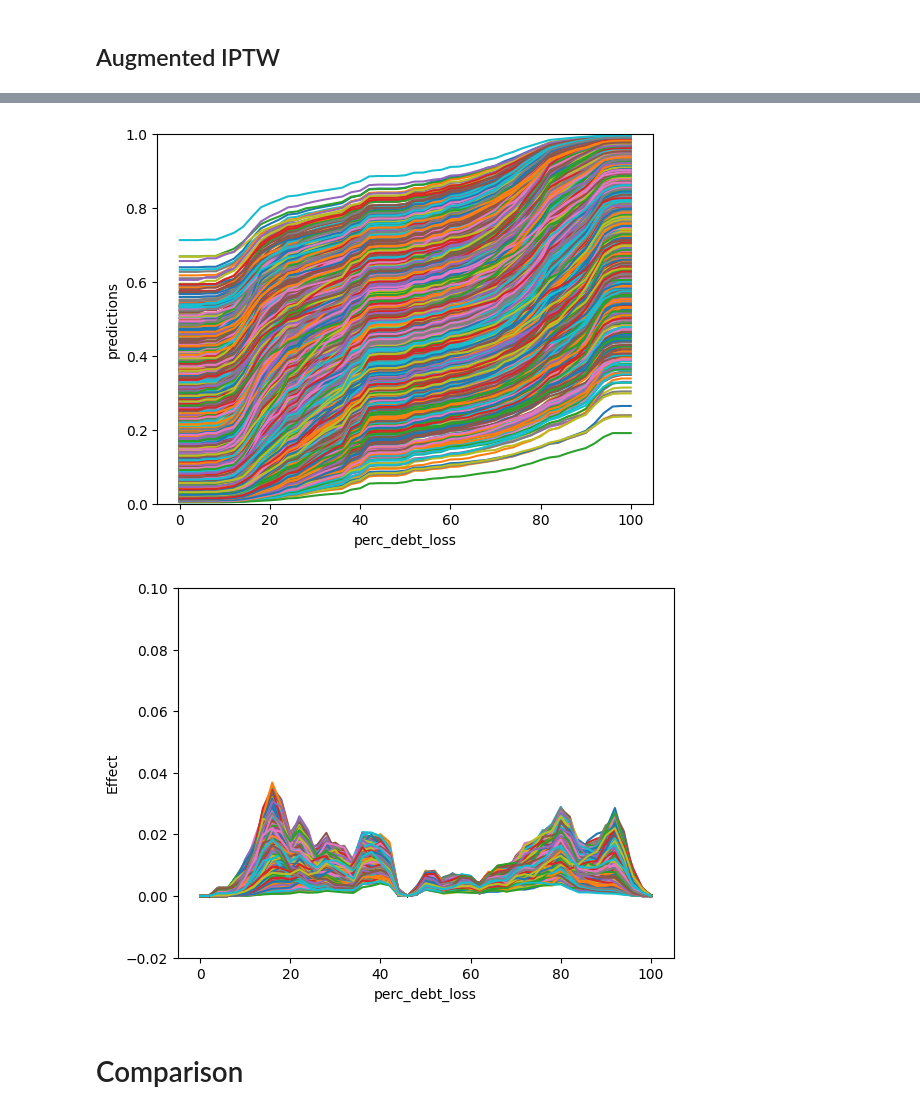
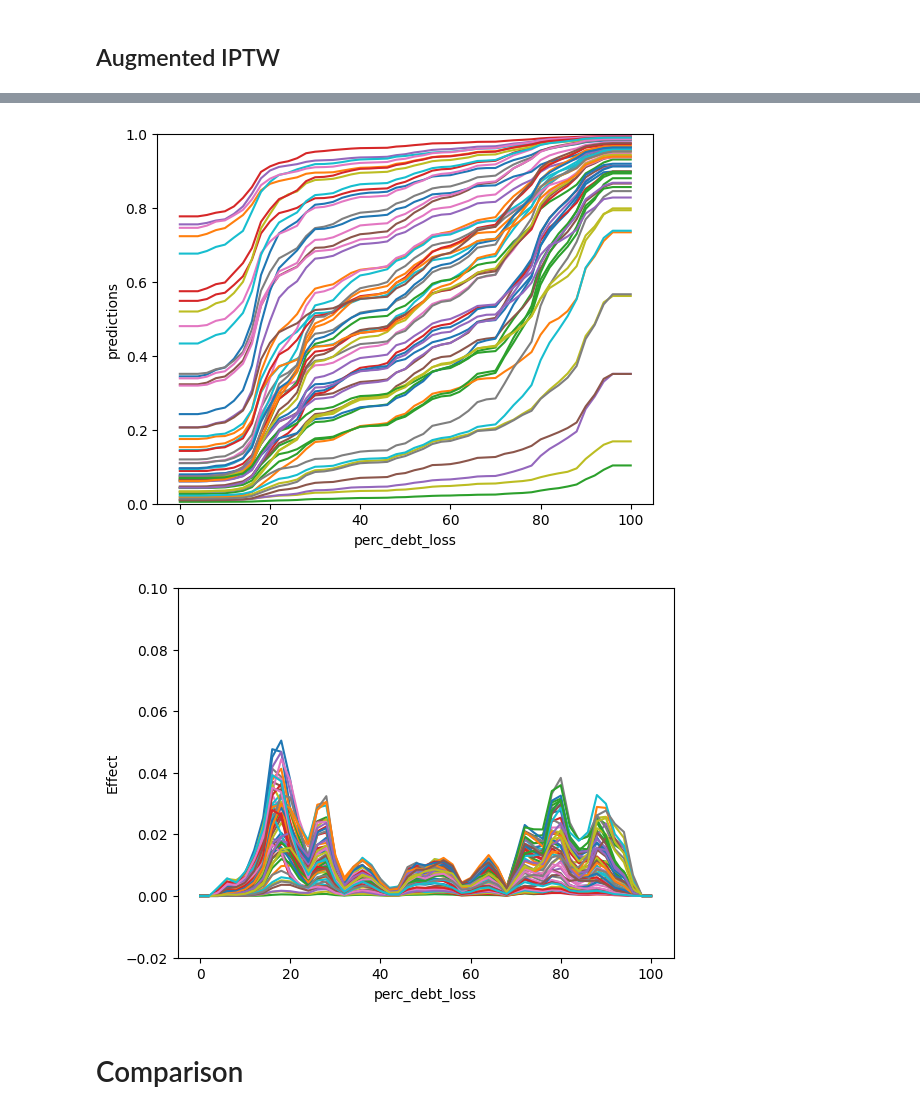
Before and after one commit to javiermoralh/causal-pipeline, a Jupyter notebook: 05_estimation.ipynb, the cells around one changed output, grey strips where cells are left out. Drawn from its saved outputs; the diff is of its cells as text; code cells hidden in the pictures.

```diff
--- a/05_estimation.ipynb
+++ b/05_estimation.ipynb
@@ -355,7 +366,8 @@ dose_response_data = individual_dose_response_curve(
     task="classification"
 )
 for i, line in enumerate(dose_response_data):
-    ax = plt.plot(bin_edges, line, label=f'Line {i+1}')
+    if i % 50 == 0:
+        ax = plt.plot(bin_edges, line, label=f'Line {i+1}')
 plt.xlabel(TREATMENT)
 plt.ylabel("predictions")
 plt.ylim(0, 1)
@@ -363,8 +375,9 @@ plt.show()
 
 
 for i, line in enumerate(dose_response_data):
-    ite_curve_data = np.gradient(line, bin_edges)
-    ax = plt.plot(bin_edges, ite_curve_data, label=f'Line {i+1}')
+    if i % 50 == 0:
+        ite_curve_data = np.gradient(line, bin_edges)
+        ax = plt.plot(bin_edges, ite_curve_data, label=f'Line {i+1}')
 plt.xlabel(TREATMENT)
 plt.ylabel("Effect")
 plt.ylim(-0.02, 0.1)
@@ -484,0 +448,6 @@ plt.show()
+# %%
+m_hat = X_train_propagated_copy["outcome_model_oos_predictions"].to_numpy().flatten()
+pseudo_Y = m_hat + (y_train_propagated.to_numpy().flatten() - m_hat) * weights_iptw_da
+train_propagated["pseudo_Y"] = pseudo_Y
+
+train_propagated["pseudo_Y"]
@@ -484,0 +528,19 @@ plt.show()
+# %%
+final_model_aiptw_calib = LogisticRegression(solver="lbfgs")
+final_model_aiptw_calib.fit(
+    X_train_propagated_copy["final_model_oos_predictions"].to_numpy().reshape(-1, 1),
+    y_train_propagated
+)
+X_train_copy = X_train.copy()
+X_train_copy["final_model_oos_predictions"] = train_preds
+
+X_test_copy = X_test.copy()
+X_test_copy["final_model_oos_predictions"] = test_preds
+
+print("Train")
+get_metrics(X_train_copy[["final_model_oos_predictions"]], y_train, final_model_aiptw_calib)
+print("")
+
+print("Test")
+get_metrics(X_test_copy[["final_model_oos_predictions"]], y_test, final_model_aiptw_calib)
+print("")
@@ -485,31 +588,33 @@ plt.show()
 # %%
 dose_response_data = individual_dose_response_curve(
     df_eval=test,
     treatment_interventions=bin_edges,
-    predictive_model=extimator_aiptw,
+    predictive_model=[final_model_aiptw, final_model_aiptw_calib],
     modelling_features=X_train.columns,
     feature_counterfactual=TREATMENT,
-    model_package="sklearn",
+    model_package="self_aiptw_calibrated",
     task="classification"
 )
 for i, line in enumerate(dose_response_data):
-    ax = plt.plot(bin_edges, line, label=f'Line {i+1}')
+    if i % 50 == 0:
+        ax = plt.plot(bin_edges, line, label=f'Line {i+1}')
 plt.xlabel(TREATMENT)
 plt.ylabel("predictions")
 plt.ylim(0, 1)
 plt.show()
 
 
 for i, line in enumerate(dose_response_data):
-    ite_curve_data = np.gradient(line, bin_edges)
-    ax = plt.plot(bin_edges, ite_curve_data, label=f'Line {i+1}')
+    if i % 50 == 0:
+        ite_curve_data = np.gradient(line, bin_edges)
+        ax = plt.plot(bin_edges, ite_curve_data, label=f'Line {i+1}')
 plt.xlabel(TREATMENT)
 plt.ylabel("Effect")
 plt.ylim(-0.02, 0.1)
 plt.show()
 # %% [output]
-[figure, old version]
+[figure, new version]
-[figure, old version]
+[figure, new version]
 # %% [markdown]
 # Comparison
 # %%
```
Also changed, not shown: parts of 34 cells of this notebook, 21 other files.
